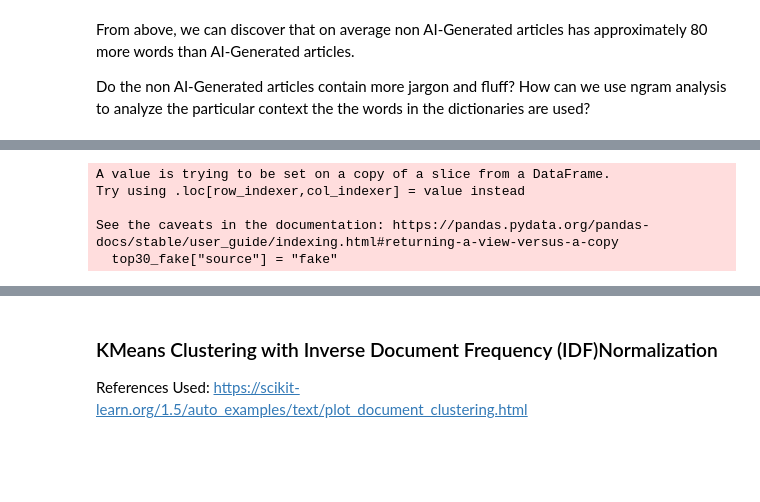
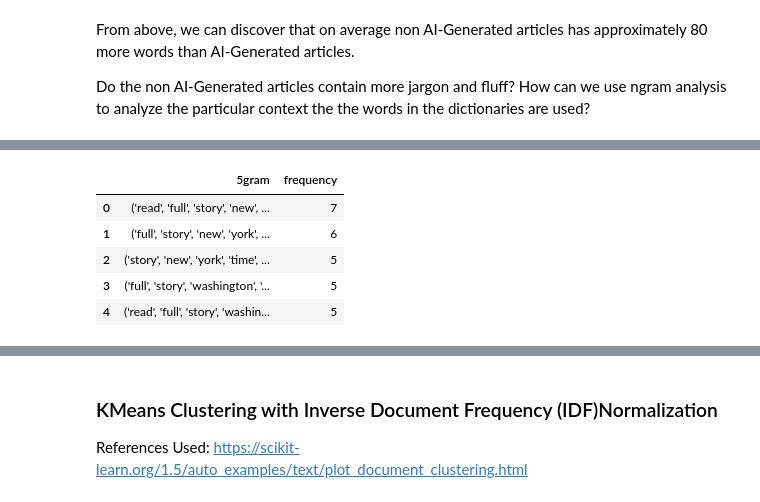
Before and after one commit to mekam790/ai4allc6g3, a Jupyter notebook: data_cleaning_ying.ipynb, the cells around one changed output, grey strips where cells are left out. Drawn from its saved outputs; the diff is of its cells as text; code cells hidden in the pictures; blank space fills up the shorter version.

```diff
--- a/data_cleaning_ying.ipynb
+++ b/data_cleaning_ying.ipynb
@@ -226,19 +336,26 @@ Counter({('new', 'york', 'city'): 29, ('new', 'york', 'time'): 26, ('read', 'ful
 # %%
-ftest_df["5gram"] = ftest_df["Cleaned_Article"].apply(lambda x: get_ngram(x, 5))
-f_all_trigrams = sum(ftest_df['5gram'], [])
-f_trigram_counts = Counter(f_all_trigrams)
-f_trigram_df = pd.DataFrame(f_trigram_counts.items(), columns=['5gram', 'frequency'])
-f_trigram_df['frequency'] = f_trigram_df['frequency'].astype(int)
-f_trigram_df = f_trigram_df.sort_values(by='frequency', ascending=False)
-f_trigram_df.reset_index(inplace=True, drop = True)
-f_trigram_df['5gram'] = f_trigram_df['5gram'].astype("string")
-f_trigram_df.head()
+# ftest_df["5gram"] = ftest_df["Cleaned_Article"].apply(lambda x: get_ngram(x, 5))
+# f_all_trigrams = sum(ftest_df['5gram'], [])
+# f_trigram_counts = Counter(f_all_trigrams)
+# f_trigram_df = pd.DataFrame(f_trigram_counts.items(), columns=['5gram', 'frequency'])
+# f_trigram_df['frequency'] = f_trigram_df['frequency'].astype(int)
+# f_trigram_df = f_trigram_df.sort_values(by='frequency', ascending=False)
+# f_trigram_df.reset_index(inplace=True, drop = True)
+# f_trigram_df['5gram'] = f_trigram_df['5gram'].astype("string")
+# f_trigram_df.head()
+# rtest_df["5gram"] = rtest_df["Cleaned_Article"].apply(lambda x: get_ngram(x, 5))
+# r_all_trigrams = sum(rtest_df['5gram'], [])
+# r_trigram_counts = Counter(r_all_trigrams)
+# r_trigram_df = pd.DataFrame(r_trigram_counts.items(), columns=['5gram', 'frequency'])
+# r_trigram_df['frequency'] = r_trigram_df['frequency'].astype(int)
+# r_trigram_df = r_trigram_df.sort_values(by='frequency', ascending=False)
+# r_trigram_df.reset_index(inplace=True, drop = True)
+# r_trigram_df['5gram'] = r_trigram_df['5gram'].astype("string")
+# r_trigram_df.head()
+# %% [output]
+|  | 5gram | frequency |
+| 0 | ('read', 'full', 'story', 'new', ... | 7 |
+| 1 | ('full', 'story', 'new', 'york', ... | 6 |
+| 2 | ('story', 'new', 'york', 'time', ... | 5 |
+| 3 | ('full', 'story', 'washington', '... | 5 |
+| 4 | ('read', 'full', 'story', 'washin... | 5 |
-# %%
-top30_fake = f_trigram_df.iloc[:30,]
-top30_fake["source"] = "fake"
-# %% [output]
-A value is trying to be set on a copy of a slice from a DataFrame.
-Try using .loc[row_indexer,col_indexer] = value instead
-
-See the caveats in the documentation: https://pandas.pydata.org/pandas-docs/stable/user_guide/indexing.html#returning-a-view-versus-a-copy
-  top30_fake["source"] = "fake"
```
Also changed, not shown: parts of 15 cells of this notebook, 1 other file.
